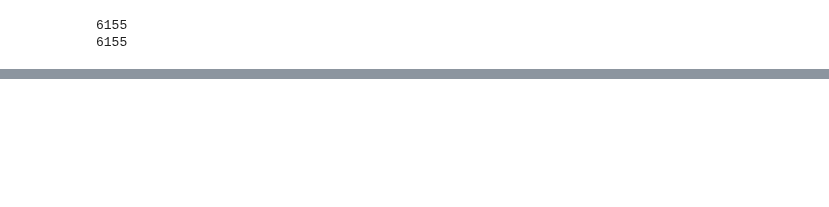
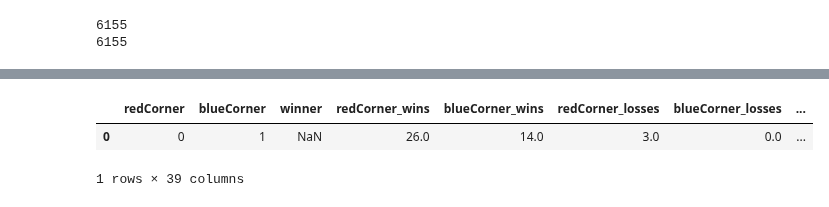
Before and after one commit to maxbraith/UFCModel, a Jupyter notebook: UFCModelGit/Model/modelBook.ipynb, the cells around one changed output, grey strips where cells are left out. Cells and saved outputs as stored; diff of their text form; code cells hidden in the pictures; blank space fills up the shorter version.

```diff
--- a/UFCModelGit/Model/modelBook.ipynb
+++ b/UFCModelGit/Model/modelBook.ipynb
@@ -299,4 +276,13 @@ Epoch 175: val_accuracy did not improve from 0.85865
 <keras.src.callbacks.History at 0x...>
+# %%
+dfInput['redCorner'] = dfInput['redCorner'].replace('Alexander Volkanovski', 0)
+dfInput['blueCorner'] = dfInput['blueCorner'].replace('Ilia Topuria', 1)
+
+dfInput.head()
+# %% [output]
+|  | redCorner | blueCorner | winner | redCorner_wins | blueCorner_wins | redCorner_losses | blueCorner_losses | ... |
+| 0 | 0 | 1 | NaN | 26.0 | 14.0 | 3.0 | 0.0 | ... |
+1 rows × 39 columns
 # %%
 #accuracy
 y_hat = model.predict(X_test)
```
Also changed, not shown: parts of 16 cells of this notebook, 4 other files.
